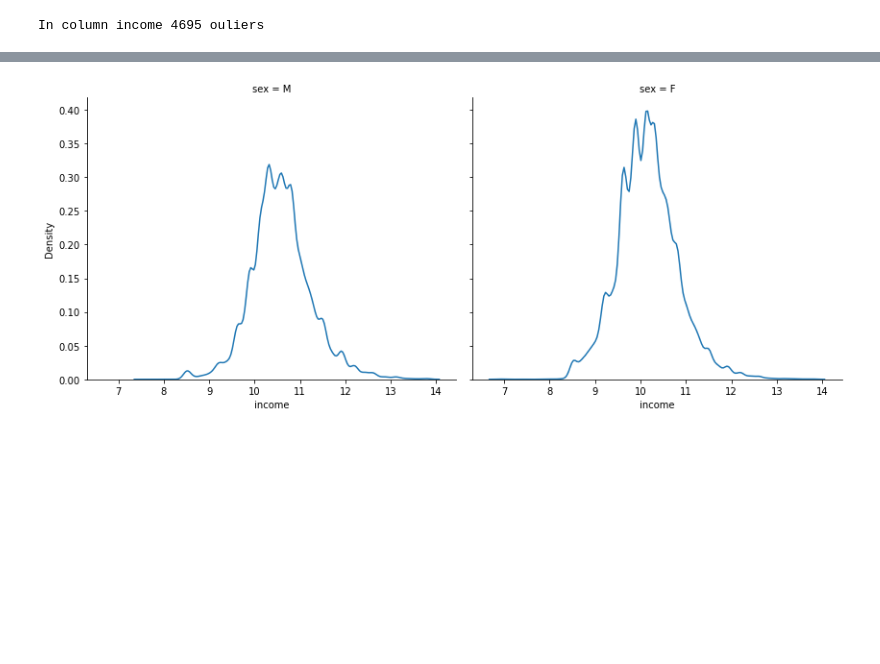
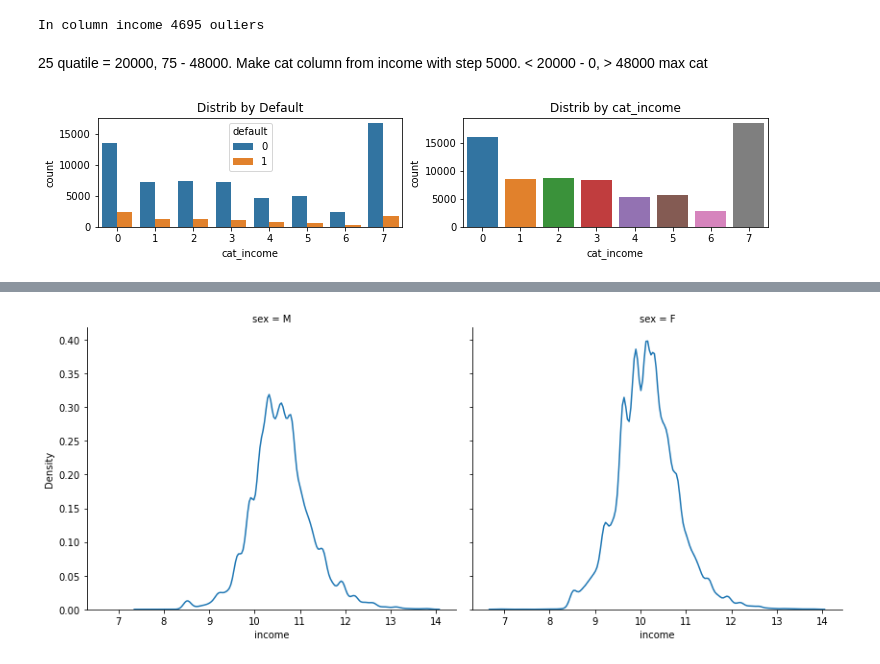
Before and after one commit to MichaelDockers/skillfactory_rds, a Jupyter notebook: module_5/Scoring_Project_Module_5.ipynb, the cells around one changed output, grey strips where cells are left out. Drawn from its saved outputs; the diff is of its cells as text; code cells hidden in the pictures; blank space fills up the shorter version.

```diff
--- a/module_5/Scoring_Project_Module_5.ipynb
+++ b/module_5/Scoring_Project_Module_5.ipynb
@@ -204,6 +213,8 @@ percent_of_target(data[data['sample'] == 1]['cat_age'], data[data['sample'] == 1
 | 8 | 0.876908 | 0.123092 |
 | 9 | 0.868571 | 0.131429 |
 | 10 | 0.783784 | 0.216216 |
+# %%
+data['age'] = np.log(data['age'] + 1)
 # %% [markdown]
 About equal distribution by categories over Default column.
 # %% [markdown]
@@ -371,3 +382,17 @@ Q1 = data[data['sample'] == 1]['income'].quantile(0.25)
 Q3 = data[data['sample'] == 1]['income'].quantile(0.75)
 IQR = Q3 - Q1
 data['income_outliers'] = ((data['sample'] == 1) & ((data['income'] < (Q1 - 1.5 * IQR)) | (data['income'] > (Q3 + 1.5 * IQR)))).astype('int32')
+# %% [markdown]
+25 quatile = 20000, 75 - 48000. Make cat column from income with step 5000. < 20000 - 0, > 48000 max cat
+# %%
+cut_income_bins = [0, 20000, 25000, 30000, 35000, 40000, 45000, 48000, 1000001]
+cut_income_labels = [0, 1, 2, 3, 4, 5, 6, 7]
+
+data['cat_income'] = pd.cut(data['income'], cut_income_bins, labels=cut_income_labels, right=False).astype('int32')
+# %%
+fig, ax = plt.subplots(1, 2, figsize=(12, 2))
+sns.countplot(data=data[(data['sample'] == 1)], x='cat_income', hue='default', ax=ax[0]).set_title('Distrib by Default')
+sns.countplot(data=data[(data['sample'] == 1)], x='cat_income', ax=ax[1]).set_title('Distrib by cat_income')
+plt.show()
+# %% [output]
+[figure, added]
```
Also changed, not shown: parts of 101 cells of this notebook.
